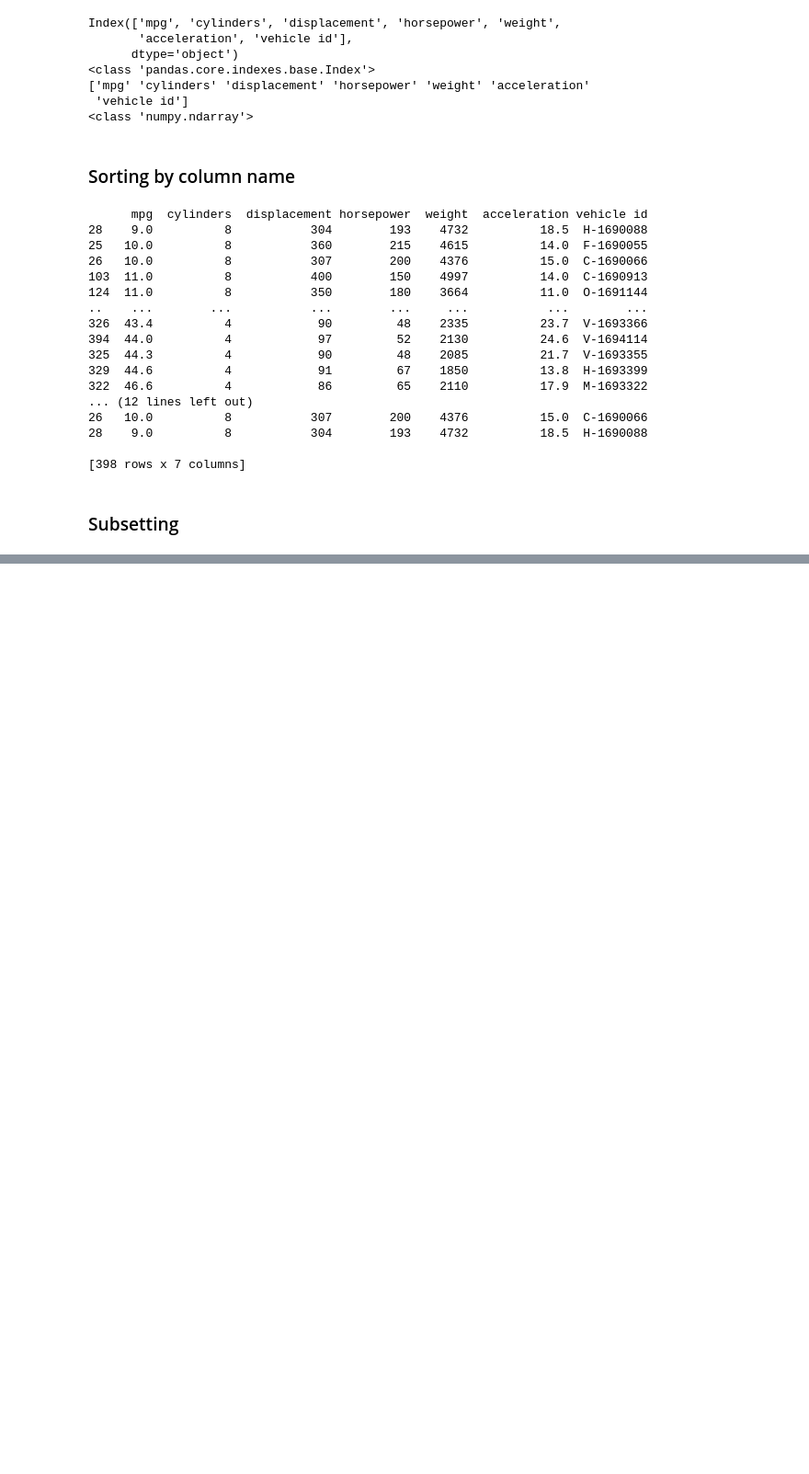
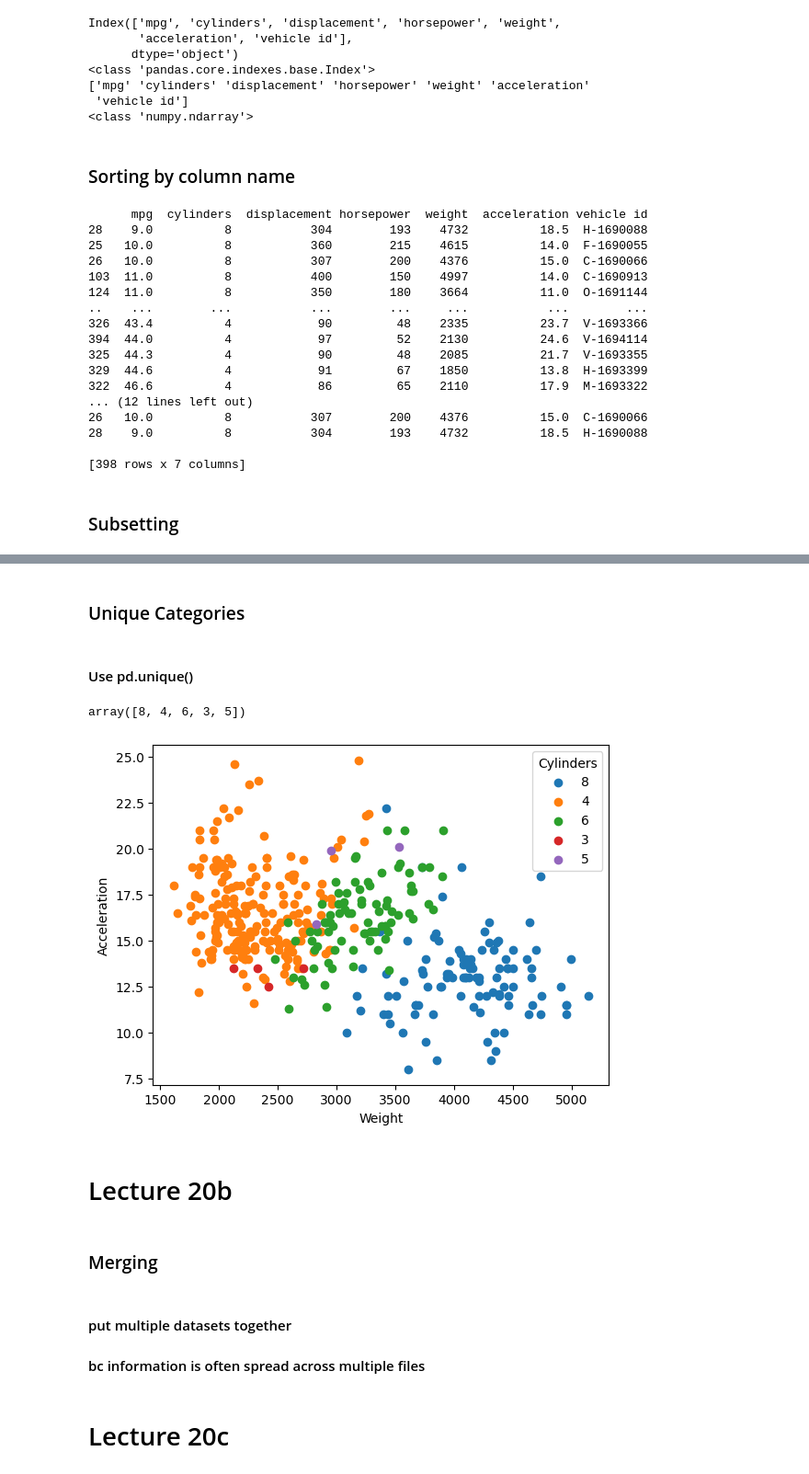
Before and after one commit to anqi-c07/datasci151spring2026, a Jupyter notebook: quiz_review/lectures_01thru09.ipynb, the cells around one changed output, grey strips where cells are left out. Shown at 92% size. Saved outputs shown, nothing was run; the diff lists cells and outputs as text; code cells hidden in the pictures; blank space fills up the shorter version.

```diff
--- a/quiz_review/lectures_01thru09.ipynb
+++ b/quiz_review/lectures_01thru09.ipynb
@@ -934,0 +989,14 @@ print(carsorted2)
+# %%
+import numpy as np
+
+# getting nrow and ncol
+nrows, ncols = carfeatures.shape
+print(nrows)
+print(ncols)
+
+# generate a series that's the same length as nrows
+random_col = np.random.choice([1, 2, 3, 4], size = nrows)
+
+# assign this new series to carfeatures
+carfeatures["rand_col"] = random_col
+print(carfeatures)
@@ -934,0 +1061,37 @@ print(carsorted2)
+# %% [markdown]
+### Unique Categories
+# %% [markdown]
+#### Use pd.unique()
+# %%
+pd.unique(carfeatures["cylinders"])
+# %% [output]
+array([8, 4, 6, 3, 5])
+# %%
+# Usage example:
+import matplotlib.pyplot as plt
+
+# Compute number of unique categories
+list_unique_cylinders = pd.unique(carfeatures["cylinders"])
+
+# Use a for loop to plot a scatter plot between "weight" and "acceleration"
+# for each category. Each plot  will have a different color
+
+for category in list_unique_cylinders:
+    df   = carfeatures.query("cylinders == @category")
+    plt.scatter(x = df["weight"], y = df["acceleration"])
+
+# Add labels and a legends
+plt.xlabel("Weight")
+plt.ylabel("Acceleration")
+plt.legend(labels = list_unique_cylinders,
+           title  = "Cylinders")
+plt.show()
+# %% [output]
+[figure, added]
+# %% [markdown]
+# Lecture 20b
+# %% [markdown]
+### Merging
+# %% [markdown]
+#### put multiple datasets together
+#### bc information is often spread across multiple files
@@ -934,0 +1105,2 @@ print(carsorted2)
+# %% [markdown]
+# Lecture 20c
```
Also changed, not shown: parts of 42 cells of this notebook, 7 other files.
